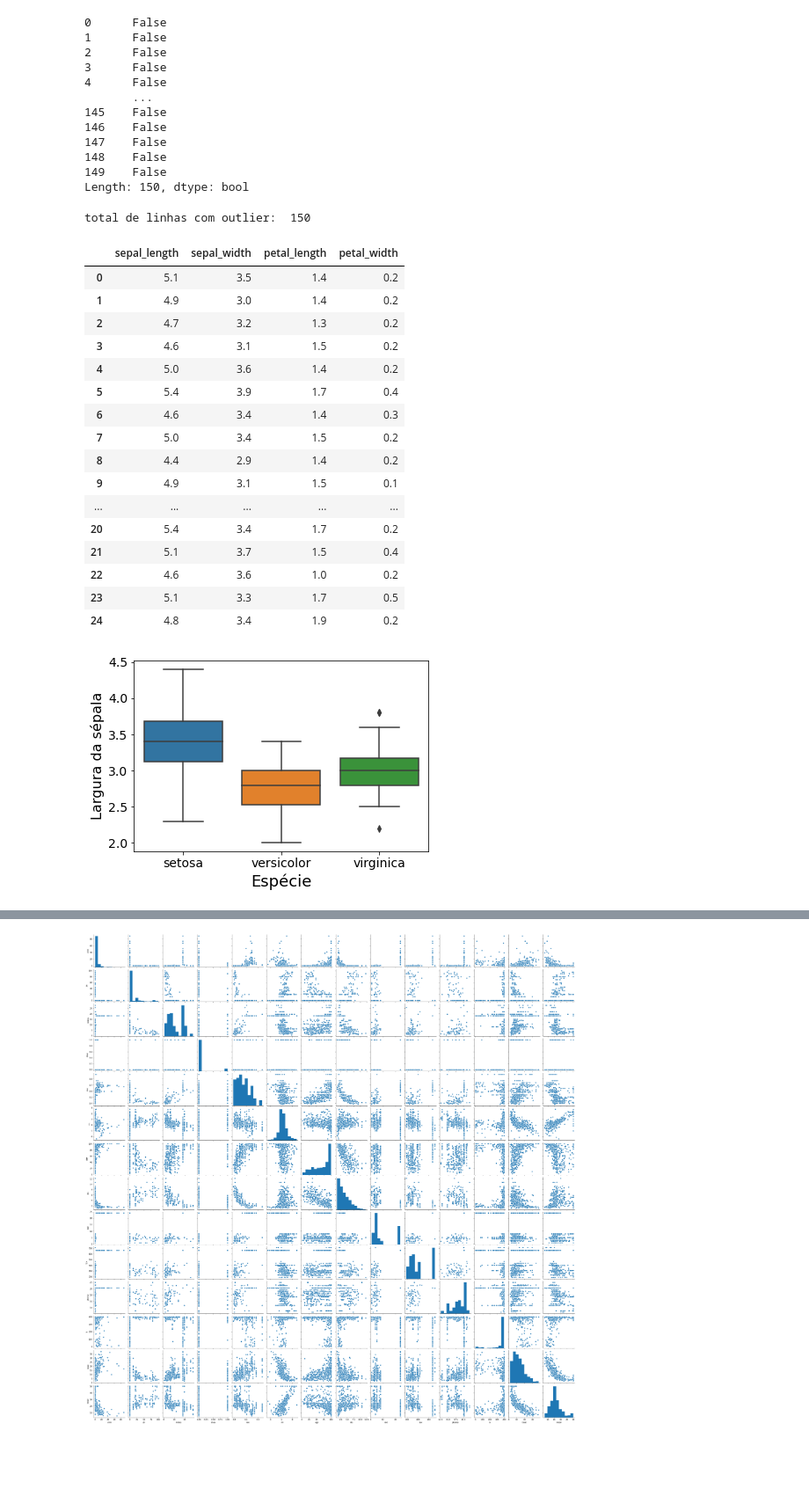
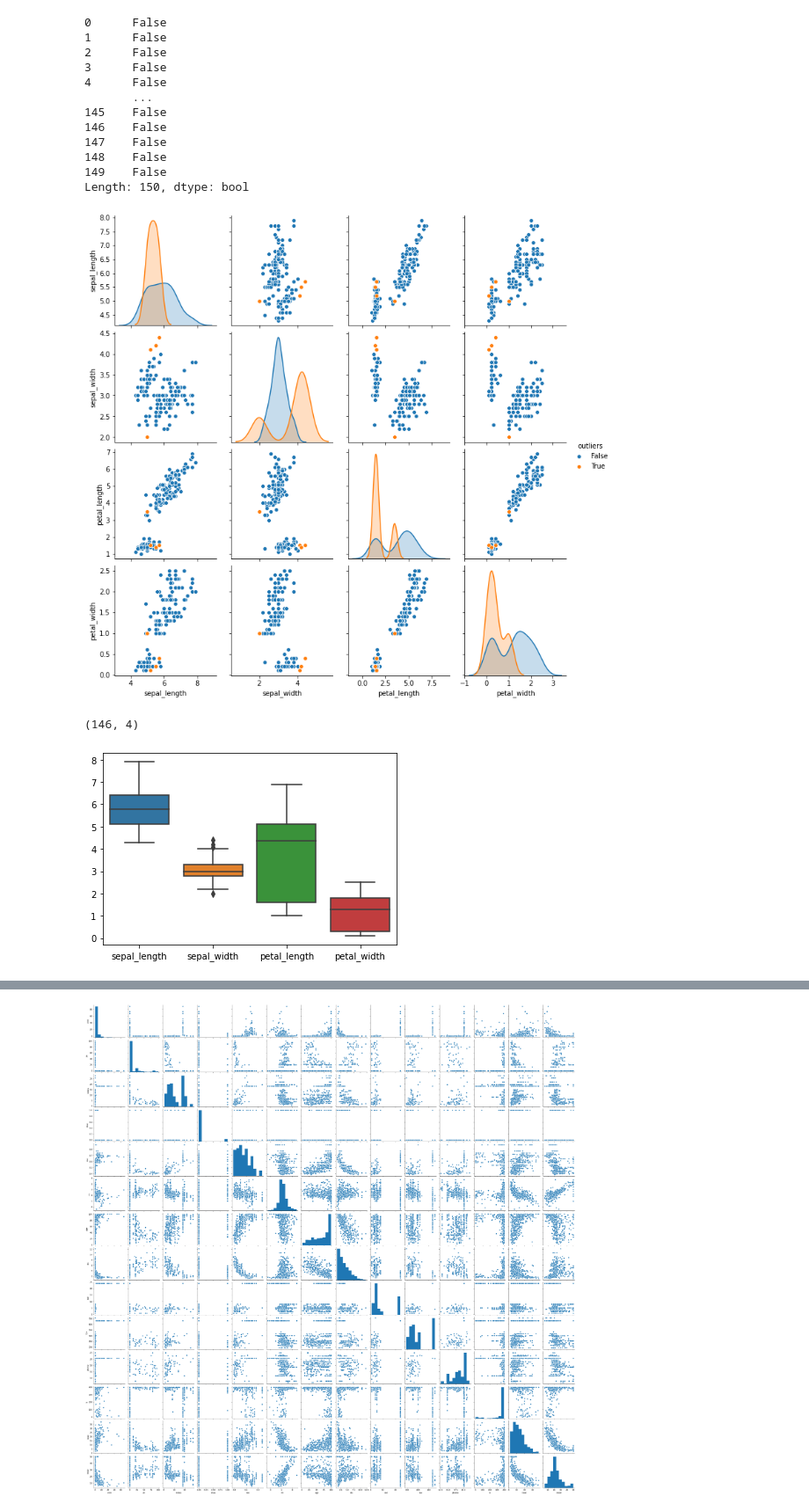
Before and after one commit to talaricoferreira/exercicios_ciencia_dados_usp, a Jupyter notebook: Exercicios-Preparacao-transformacao.ipynb, the cells around one changed output, grey strips where cells are left out. Shown at 88% size. Drawn from its saved outputs; the diff is of its cells as text; code cells hidden in the pictures; blank space fills up the shorter version.

```diff
--- a/Exercicios-Preparacao-transformacao.ipynb
+++ b/Exercicios-Preparacao-transformacao.ipynb
@@ -512,4 +613,5 @@ Com o Bloxplot identificamos visualmente os outiliers
 import pandas as pd
 import numpy as np
 import matplotlib.pyplot as plt
-data = pd.read_csv('data/iris.csv', header=(0))
+data6 = pd.read_csv('data/iris.csv', header=(0))
+print(data6.shape)
@@ -561,39 +666,25 @@ print (((dataX < (Q1 - 1.5 * IQR)) | (dataX > (Q3 + 1.5 * IQR))).any(axis=1))
 149    False
 Length: 150, dtype: bool
 # %%
-
+# Visulaizando outliers
 v = ((dataX < (Q1 - 1.5 * IQR)) | (dataX > (Q3 + 1.5 * IQR))).any(axis=1)
-print("total de linhas com outlier: ", len(v))
-
-dataX = dataX.drop(data.index[list(v)], axis=0)
-dataX.head(25)
+data6out = dataX.copy()
+data6out['outliers'] = v
+sns.pairplot(data6out, hue="outliers")
+plt.show()
 # %% [output]
-total de linhas com outlier:  150
-|  | sepal_length | sepal_width | petal_length | petal_width |
-| 0 | 5.1 | 3.5 | 1.4 | 0.2 |
-| 1 | 4.9 | 3.0 | 1.4 | 0.2 |
-| 2 | 4.7 | 3.2 | 1.3 | 0.2 |
-| 3 | 4.6 | 3.1 | 1.5 | 0.2 |
-| 4 | 5.0 | 3.6 | 1.4 | 0.2 |
-| 5 | 5.4 | 3.9 | 1.7 | 0.4 |
-| 6 | 4.6 | 3.4 | 1.4 | 0.3 |
-| 7 | 5.0 | 3.4 | 1.5 | 0.2 |
-| 8 | 4.4 | 2.9 | 1.4 | 0.2 |
-| 9 | 4.9 | 3.1 | 1.5 | 0.1 |
-| ... | ... | ... | ... | ... |
-| 20 | 5.4 | 3.4 | 1.7 | 0.2 |
-| 21 | 5.1 | 3.7 | 1.5 | 0.4 |
-| 22 | 4.6 | 3.6 | 1.0 | 0.2 |
-| 23 | 5.1 | 3.3 | 1.7 | 0.5 |
-| 24 | 4.8 | 3.4 | 1.9 | 0.2 |
+[figure, added]
+# %%
+dataOut = dataX.drop(dataX.index[list(v)], axis=0)
+dataOut.shape
+# Note que foram excluidos 4 linhas do dataset Iris, que foram considerados como outliers
+# %% [output]
+(146, 4)
 # %%
-# mostrando o boxplot da variavel sepal_width
-
-sns.boxplot(x="species", y="sepal_width", data=data)
-plt.xlabel('Espécie', fontsize=18)
-plt.ylabel('Largura da sépala', fontsize=16)
-plt.xticks(fontsize=14)
-plt.yticks(fontsize=14)
+# mostrando o boxplot do dataset Iris
+sns.boxplot(data=data6, orient="v")
+plt.xticks(fontsize=10)
+plt.yticks(fontsize=10)
 plt.show(True)
 # %% [output]
-[figure, old version]
+[figure, new version]
```
Also changed, not shown: parts of 41 cells of this notebook.
